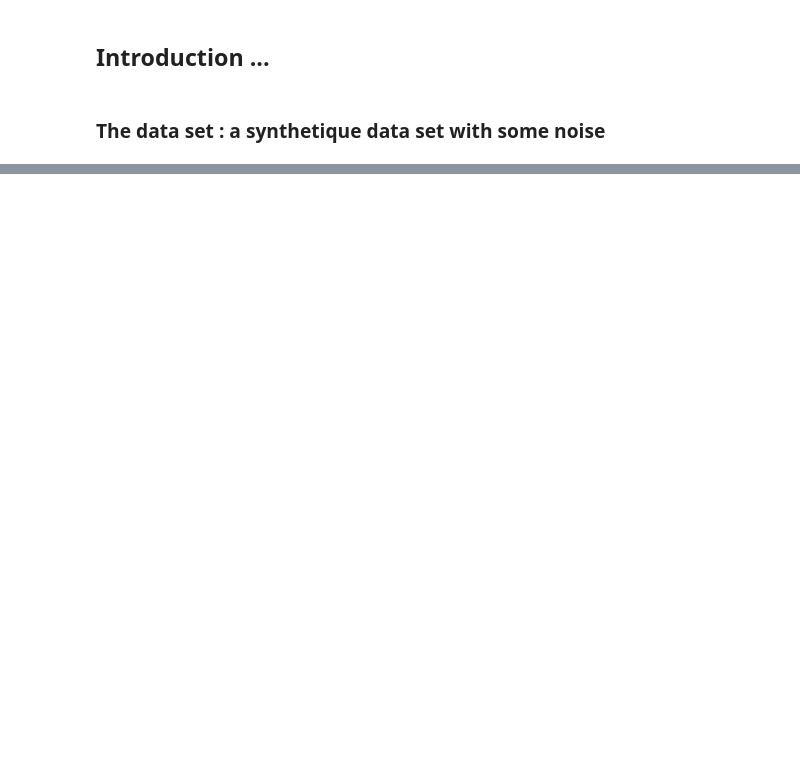
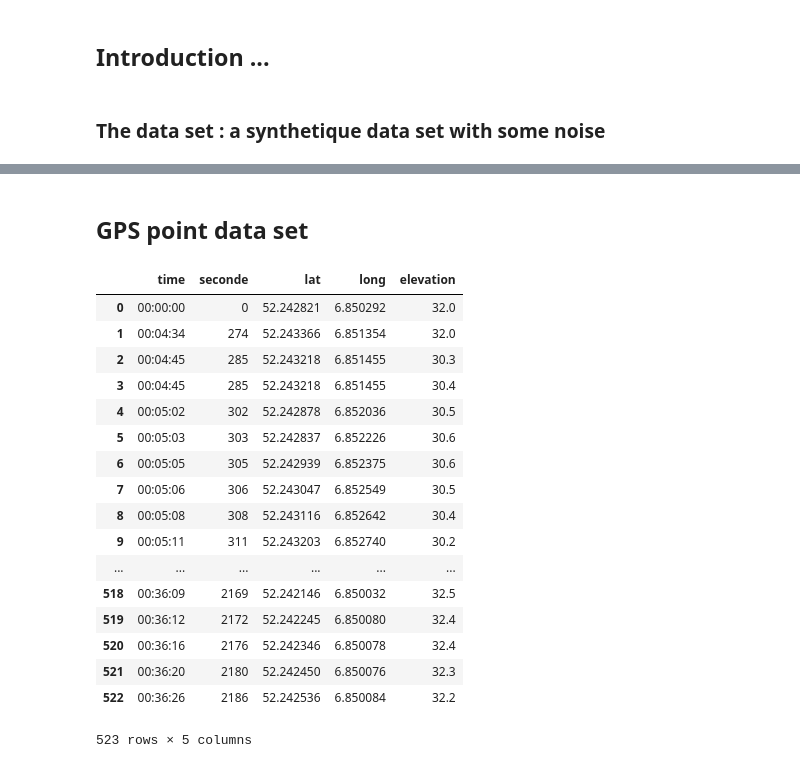
Before and after one commit to lcharleux/scientific_python, a Jupyter notebook: doc/notebooks/2_Data_Analysis/2_Derivation of data with noise.ipynb, the cells around one changed output, grey strips where cells are left out. Saved outputs shown, nothing was run; the diff lists cells and outputs as text; code cells hidden in the pictures; blank space fills up the shorter version.

Commit message:
working with gps data set

```diff
--- a/doc/notebooks/2_Data_Analysis/2_Derivation of data with noise.ipynb
+++ b/doc/notebooks/2_Data_Analysis/2_Derivation of data with noise.ipynb
@@ -33,3 +30,44 @@ plt.grid()
 # %% [output]
 [interactive output not drawn]
 [interactive output not drawn]
+# %% [markdown]
+## GPS point data set
+# %%
+import gpxpy
+import gpxpy.gpx
+
+gpx_file = open( 'RK_gpx.gpx', 'r' )
+
+
+
+gpx = gpxpy.parse(gpx_file)
+df = pd.DataFrame([] , index = [], columns = ['time','seconde', 'lat', 'long','elevation'])
+i=0
+t0 = gpx.tracks[0].segments[0].points[0].time
+
+for track in gpx.tracks:
+    for segment in track.segments:
+        for point in segment.points:
+            df.loc[i]=[(point.time-t0),(point.time-t0).seconds,point.latitude, point.longitude, point.elevation]
+            i=i+1
+# %%
+df
+# %% [output]
+|  | time | seconde | lat | long | elevation |
+| 0 | 00:00:00 | 0 | 52.242821 | 6.850292 | 32.0 |
+| 1 | 00:04:34 | 274 | 52.243366 | 6.851354 | 32.0 |
+| 2 | 00:04:45 | 285 | 52.243218 | 6.851455 | 30.3 |
+| 3 | 00:04:45 | 285 | 52.243218 | 6.851455 | 30.4 |
+| 4 | 00:05:02 | 302 | 52.242878 | 6.852036 | 30.5 |
+| 5 | 00:05:03 | 303 | 52.242837 | 6.852226 | 30.6 |
+| 6 | 00:05:05 | 305 | 52.242939 | 6.852375 | 30.6 |
+| 7 | 00:05:06 | 306 | 52.243047 | 6.852549 | 30.5 |
+| 8 | 00:05:08 | 308 | 52.243116 | 6.852642 | 30.4 |
+| 9 | 00:05:11 | 311 | 52.243203 | 6.852740 | 30.2 |
+| ... | ... | ... | ... | ... | ... |
+| 518 | 00:36:09 | 2169 | 52.242146 | 6.850032 | 32.5 |
+| 519 | 00:36:12 | 2172 | 52.242245 | 6.850080 | 32.4 |
+| 520 | 00:36:16 | 2176 | 52.242346 | 6.850078 | 32.4 |
+| 521 | 00:36:20 | 2180 | 52.242450 | 6.850076 | 32.3 |
+| 522 | 00:36:26 | 2186 | 52.242536 | 6.850084 | 32.2 |
+523 rows × 5 columns
```
Also changed, not shown: parts of 2 cells of this notebook, 1 other file.
